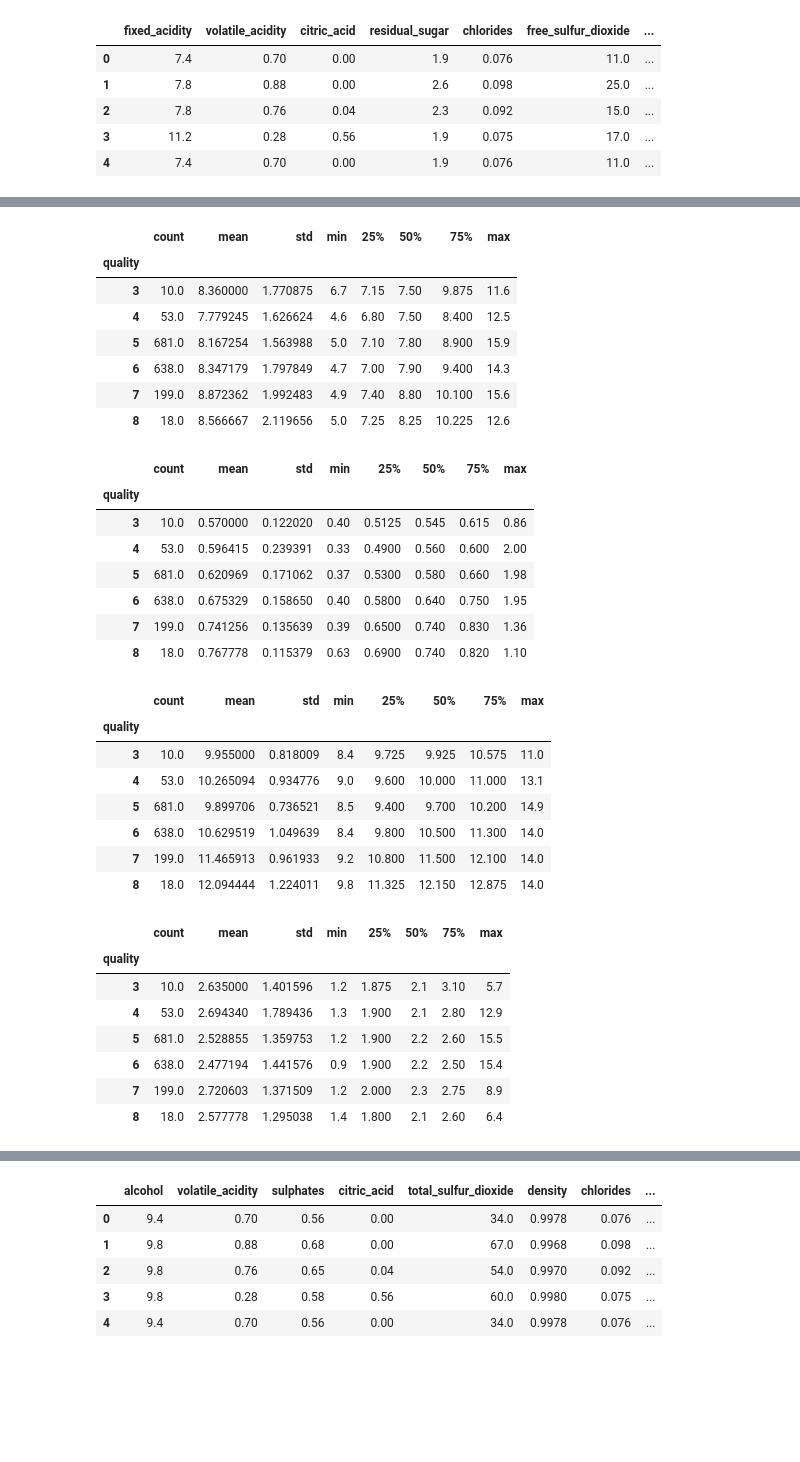
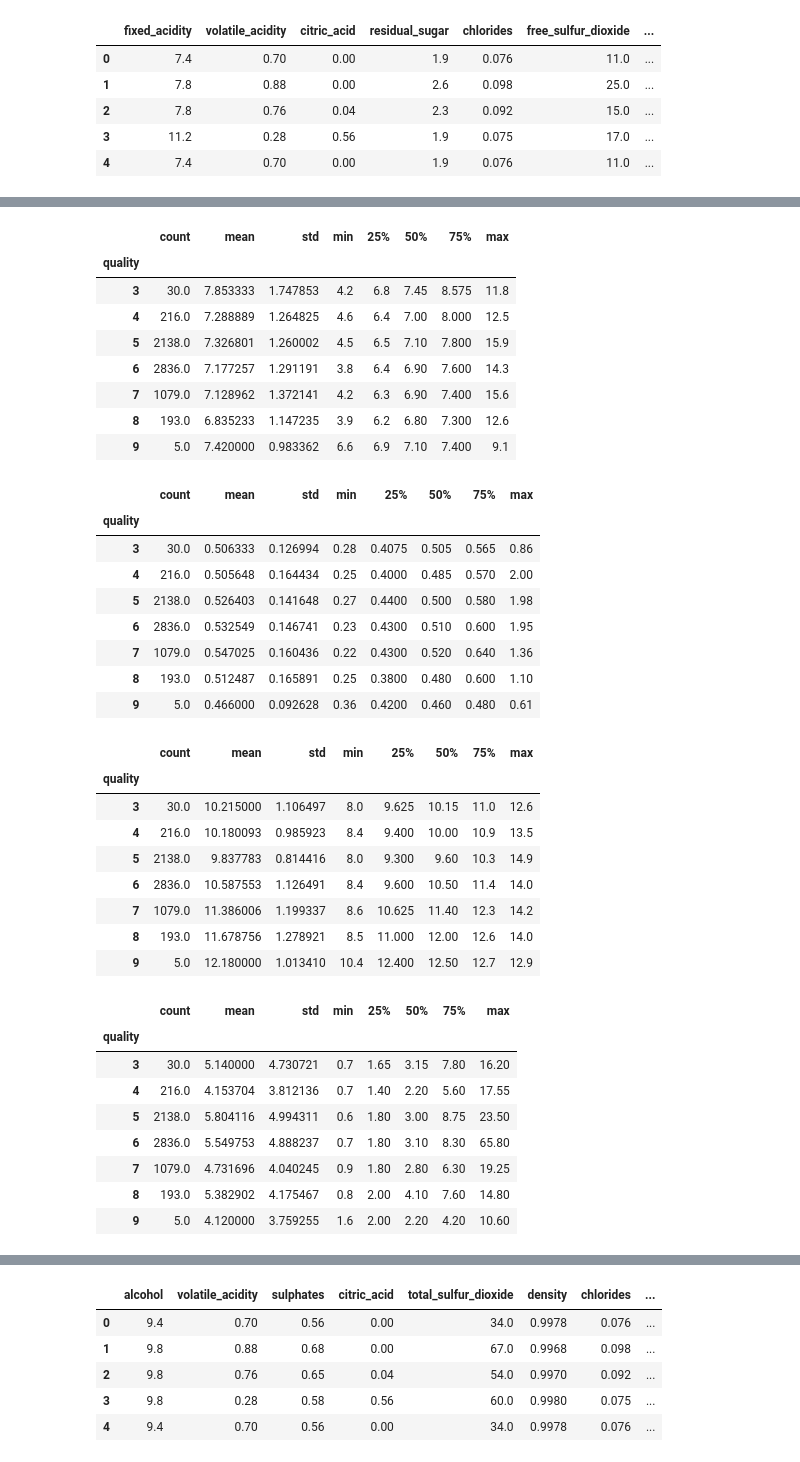
Before and after one commit to Berli85/Project4_Team2, a Jupyter notebook: combined_dataset/regression_analysis-combined.ipynb, the cells around one changed output, grey strips where cells are left out. Cells and saved outputs as stored; diff of their text form; code cells hidden in the pictures; blank space fills up the shorter version.

```diff
--- a/combined_dataset/regression_analysis-combined.ipynb
+++ b/combined_dataset/regression_analysis-combined.ipynb
@@ -124,4 +133,7 @@ pd.concat([df_red, df_white], ignore_index=True)
 | 6495 | 5.5 | 0.29 | 0.30 | 1.1 | 0.022 | 20.0 | ... |
 | 6496 | 6.0 | 0.21 | 0.38 | 0.8 | 0.020 | 22.0 | ... |
 6497 rows × 13 columns
+# %%
+#Name new combined data frame
+df_combined = pd.concat([df_red, df_white], ignore_index=True)
 # %%
@@ -163,7 +175,7 @@ df.describe()
 # %%
 #Creating a copy of data for processing
-df2 = df.copy()
-df2.head()
+df_combined2 = df_combined.copy()
+df_combined2.head()
 # %% [output]
 |  | fixed_acidity | volatile_acidity | citric_acid | residual_sugar | chlorides | free_sulfur_dioxide | ... |
 | 0 | 7.4 | 0.70 | 0.00 | 1.9 | 0.076 | 11.0 | ... |
@@ -260,48 +273,52 @@ Name: count, Length: 91, dtype: int64
 #Quality falls between 5 & 6 when the fixed_acidity ranges between 4.7 and 15.9
 #Lower quality wines seem to have fixed_acidity between 4.6 and 12.5
 #Higher qulity wines seem to have fixed_acidity between 5 and 12.6
-df.groupby("quality").fixed_acidity.describe()
+df_combined2.groupby("quality").fixed_acidity.describe()
 # %% [output]
 |  | count | mean | std | min | 25% | 50% | 75% | max |
 | quality |  |  |  |  |  |  |  |  |
-| 3 | 10.0 | 8.360000 | 1.770875 | 6.7 | 7.15 | 7.50 | 9.875 | 11.6 |
-| 4 | 53.0 | 7.779245 | 1.626624 | 4.6 | 6.80 | 7.50 | 8.400 | 12.5 |
-| 5 | 681.0 | 8.167254 | 1.563988 | 5.0 | 7.10 | 7.80 | 8.900 | 15.9 |
-| 6 | 638.0 | 8.347179 | 1.797849 | 4.7 | 7.00 | 7.90 | 9.400 | 14.3 |
-| 7 | 199.0 | 8.872362 | 1.992483 | 4.9 | 7.40 | 8.80 | 10.100 | 15.6 |
-| 8 | 18.0 | 8.566667 | 2.119656 | 5.0 | 7.25 | 8.25 | 10.225 | 12.6 |
+| 3 | 30.0 | 7.853333 | 1.747853 | 4.2 | 6.8 | 7.45 | 8.575 | 11.8 |
+| 4 | 216.0 | 7.288889 | 1.264825 | 4.6 | 6.4 | 7.00 | 8.000 | 12.5 |
+| 5 | 2138.0 | 7.326801 | 1.260002 | 4.5 | 6.5 | 7.10 | 7.800 | 15.9 |
+| 6 | 2836.0 | 7.177257 | 1.291191 | 3.8 | 6.4 | 6.90 | 7.600 | 14.3 |
+| 7 | 1079.0 | 7.128962 | 1.372141 | 4.2 | 6.3 | 6.90 | 7.400 | 15.6 |
+| 8 | 193.0 | 6.835233 | 1.147235 | 3.9 | 6.2 | 6.80 | 7.300 | 12.6 |
+| 9 | 5.0 | 7.420000 | 0.983362 | 6.6 | 6.9 | 7.10 | 7.400 | 9.1 |
 # %%
 #Looks like high quality wine (8) has sulphate value between 0.63 and 1.10
-df.groupby("quality").sulphates.describe()
+df_combined2.groupby("quality").sulphates.describe()
 # %% [output]
 |  | count | mean | std | min | 25% | 50% | 75% | max |
 | quality |  |  |  |  |  |  |  |  |
-| 3 | 10.0 | 0.570000 | 0.122020 | 0.40 | 0.5125 | 0.545 | 0.615 | 0.86 |
-| 4 | 53.0 | 0.596415 | 0.239391 | 0.33 | 0.4900 | 0.560 | 0.600 | 2.00 |
-| 5 | 681.0 | 0.620969 | 0.171062 | 0.37 | 0.5300 | 0.580 | 0.660 | 1.98 |
-| 6 | 638.0 | 0.675329 | 0.158650 | 0.40 | 0.5800 | 0.640 | 0.750 | 1.95 |
-| 7 | 199.0 | 0.741256 | 0.135639 | 0.39 | 0.6500 | 0.740 | 0.830 | 1.36 |
-| 8 | 18.0 | 0.767778 | 0.115379 | 0.63 | 0.6900 | 0.740 | 0.820 | 1.10 |
+| 3 | 30.0 | 0.506333 | 0.126994 | 0.28 | 0.4075 | 0.505 | 0.565 | 0.86 |
+| 4 | 216.0 | 0.505648 | 0.164434 | 0.25 | 0.4000 | 0.485 | 0.570 | 2.00 |
+| 5 | 2138.0 | 0.526403 | 0.141648 | 0.27 | 0.4400 | 0.500 | 0.580 | 1.98 |
+| 6 | 2836.0 | 0.532549 | 0.146741 | 0.23 | 0.4300 | 0.510 | 0.600 | 1.95 |
+| 7 | 1079.0 | 0.547025 | 0.160436 | 0.22 | 0.4300 | 0.520 | 0.640 | 1.36 |
+| 8 | 193.0 | 0.512487 | 0.165891 | 0.25 | 0.3800 | 0.480 | 0.600 | 1.10 |
+| 9 | 5.0 | 0.466000 | 0.092628 | 0.36 | 0.4200 | 0.460 | 0.480 | 0.61 |
 # %%
 #This kind of looks like the higher the alcohol rating, the higher the quality score
-df.groupby("quality").alcohol.describe()
+df_combined2.groupby("quality").alcohol.describe()
 # %% [output]
 |  | count | mean | std | min | 25% | 50% | 75% | max |
 | quality |  |  |  |  |  |  |  |  |
-| 3 | 10.0 | 9.955000 | 0.818009 | 8.4 | 9.725 | 9.925 | 10.575 | 11.0 |
-| 4 | 53.0 | 10.265094 | 0.934776 | 9.0 | 9.600 | 10.000 | 11.000 | 13.1 |
-| 5 | 681.0 | 9.899706 | 0.736521 | 8.5 | 9.400 | 9.700 | 10.200 | 14.9 |
-| 6 | 638.0 | 10.629519 | 1.049639 | 8.4 | 9.800 | 10.500 | 11.300 | 14.0 |
-| 7 | 199.0 | 11.465913 | 0.961933 | 9.2 | 10.800 | 11.500 | 12.100 | 14.0 |
-| 8 | 18.0 | 12.094444 | 1.224011 | 9.8 | 11.325 | 12.150 | 12.875 | 14.0 |
+| 3 | 30.0 | 10.215000 | 1.106497 | 8.0 | 9.625 | 10.15 | 11.0 | 12.6 |
+| 4 | 216.0 | 10.180093 | 0.985923 | 8.4 | 9.400 | 10.00 | 10.9 | 13.5 |
+| 5 | 2138.0 | 9.837783 | 0.814416 | 8.0 | 9.300 | 9.60 | 10.3 | 14.9 |
+| 6 | 2836.0 | 10.587553 | 1.126491 | 8.4 | 9.600 | 10.50 | 11.4 | 14.0 |
+| 7 | 1079.0 | 11.386006 | 1.199337 | 8.6 | 10.625 | 11.40 | 12.3 | 14.2 |
+| 8 | 193.0 | 11.678756 | 1.278921 | 8.5 | 11.000 | 12.00 | 12.6 | 14.0 |
+| 9 | 5.0 | 12.180000 | 1.013410 | 10.4 | 12.400 | 12.50 | 12.7 | 12.9 |
 # %%
-df.groupby("quality").residual_sugar.describe()
+df_combined2.groupby("quality").residual_sugar.describe()
 # %% [output]
 |  | count | mean | std | min | 25% | 50% | 75% | max |
 | quality |  |  |  |  |  |  |  |  |
-| 3 | 10.0 | 2.635000 | 1.401596 | 1.2 | 1.875 | 2.1 | 3.10 | 5.7 |
-| 4 | 53.0 | 2.694340 | 1.789436 | 1.3 | 1.900 | 2.1 | 2.80 | 12.9 |
-| 5 | 681.0 | 2.528855 | 1.359753 | 1.2 | 1.900 | 2.2 | 2.60 | 15.5 |
-| 6 | 638.0 | 2.477194 | 1.441576 | 0.9 | 1.900 | 2.2 | 2.50 | 15.4 |
-| 7 | 199.0 | 2.720603 | 1.371509 | 1.2 | 2.000 | 2.3 | 2.75 | 8.9 |
-| 8 | 18.0 | 2.577778 | 1.295038 | 1.4 | 1.800 | 2.1 | 2.60 | 6.4 |
+| 3 | 30.0 | 5.140000 | 4.730721 | 0.7 | 1.65 | 3.15 | 7.80 | 16.20 |
+| 4 | 216.0 | 4.153704 | 3.812136 | 0.7 | 1.40 | 2.20 | 5.60 | 17.55 |
+| 5 | 2138.0 | 5.804116 | 4.994311 | 0.6 | 1.80 | 3.00 | 8.75 | 23.50 |
+| 6 | 2836.0 | 5.549753 | 4.888237 | 0.7 | 1.80 | 3.10 | 8.30 | 65.80 |
+| 7 | 1079.0 | 4.731696 | 4.040245 | 0.9 | 1.80 | 2.80 | 6.30 | 19.25 |
+| 8 | 193.0 | 5.382902 | 4.175467 | 0.8 | 2.00 | 4.10 | 7.60 | 14.80 |
+| 9 | 5.0 | 4.120000 | 3.759255 | 1.6 | 2.00 | 2.20 | 4.20 | 10.60 |
```
Also changed, not shown: parts of 84 cells of this notebook.
